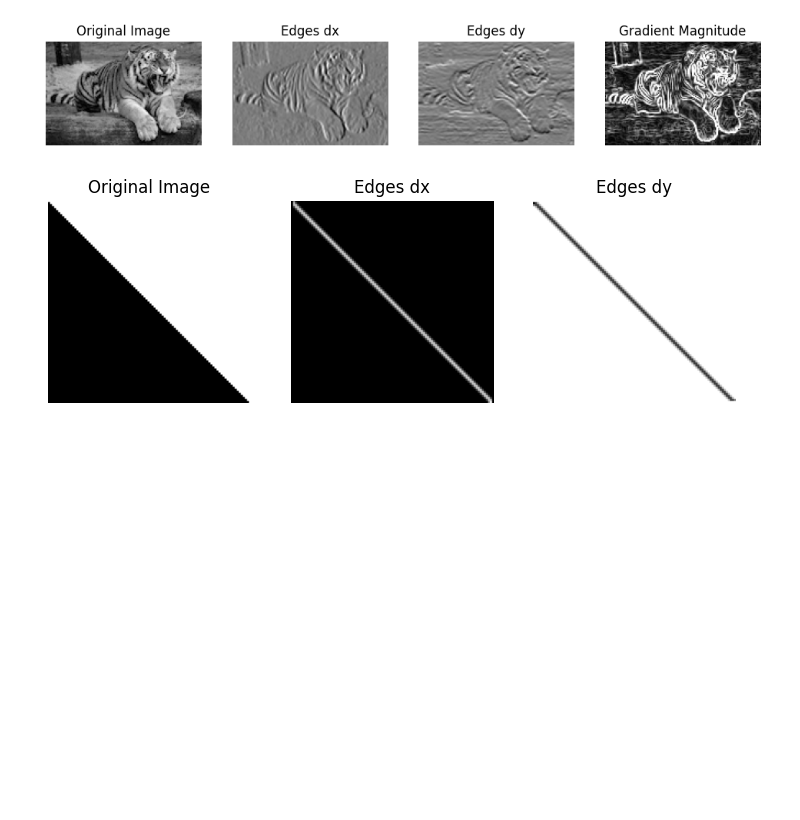
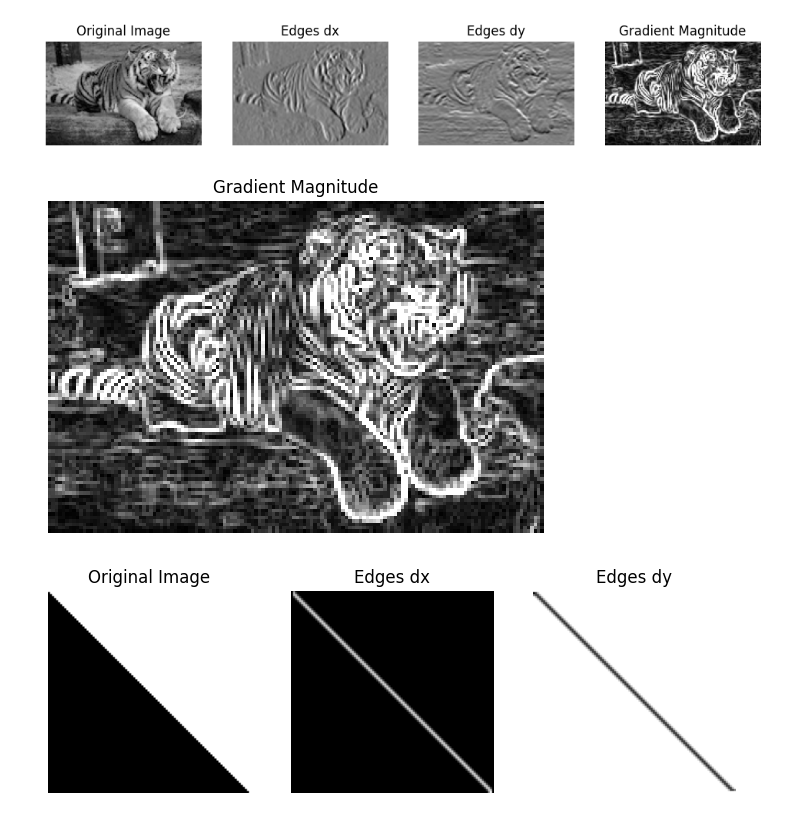
Before and after one commit to Raiyan-R11/ComputerVision, a Jupyter notebook: 04-edges.ipynb, the cells around one changed output. Saved outputs shown, nothing was run; the diff lists cells and outputs as text; code cells hidden in the pictures; blank space fills up the shorter version.

```diff
--- a/04-edges.ipynb
+++ b/04-edges.ipynb
@@ -63,6 +64,12 @@ plt.title('Gradient Magnitude'), plt.axis('off')
 plt.show()
 # %% [output]
 [figure]
+# %%
+plt.imshow(mag, cmap='gray', vmin=0, vmax=360)
+plt.title('Gradient Magnitude'), plt.axis('off')
+plt.show()
+# %% [output]
+[figure, added]
 # %%
 # Read the image
 image = np.ones((100, 100), dtype=np.uint8)*255
```
Also changed, not shown: parts of 5 cells of this notebook, 3 other files.
